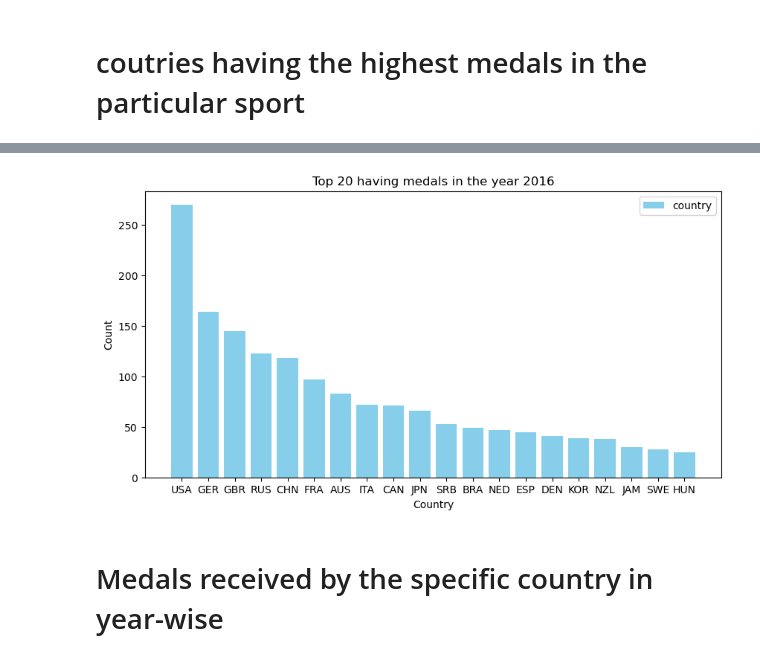
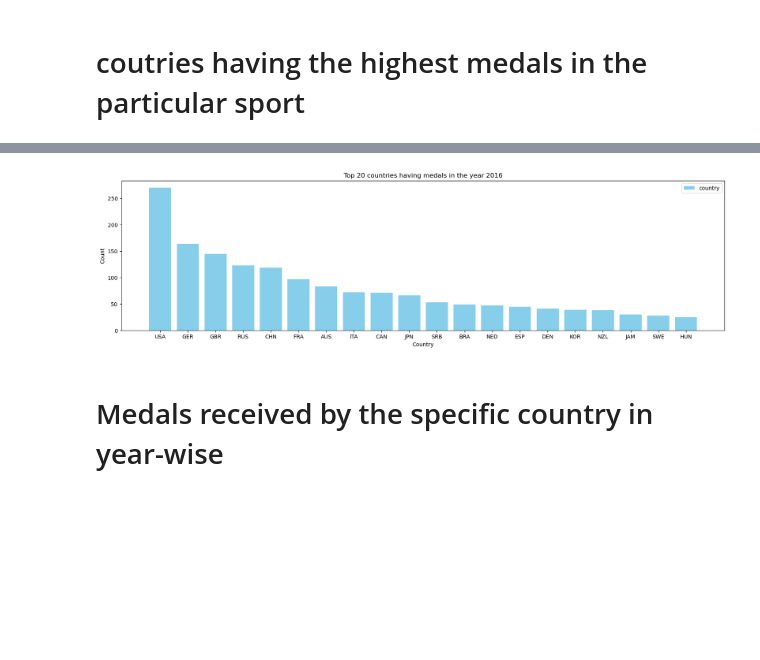
Before and after one commit to Kalyan199999/Data_Analysis, a Jupyter notebook: olymic_data_analysis.ipynb, the cells around one changed output, grey strips where cells are left out. Drawn from its saved outputs; the diff is of its cells as text; code cells hidden in the pictures; blank space fills up the shorter version.

```diff
--- a/olymic_data_analysis.ipynb
+++ b/olymic_data_analysis.ipynb
@@ -119,7 +121,7 @@ medals.head()
 | 21 | 2000.0 | Summer | Table Tennis | Doubles, Men (Olympic) | Patrick Chila | 7 | FRA | Jean-Philippe Gatien | 3.0 | False | ... |
 # %%
 def plotBarGraph( X,Y,XLabel,YLabel,label,title,color='blue' ):
-    plt.figure(figsize=(10,5))
+    plt.figure(figsize=(20,5))
     plt.bar( x=X,height=Y,color=color,label=label )
     plt.title(title)
     plt.xlabel(XLabel)
@@ -213,12 +215,12 @@ year_country = medals[ medals['year'] == year ]['noc'].value_counts().head(20)
 # %%
 plotBarGraph(
     X=year_country.index , Y=year_country.values,
     XLabel="Country" , YLabel="Count", label='country',
-    title=f'Top {year_country.shape[0]} having medals in the year {year}',
+    title=f'Top {year_country.shape[0]} countries having medals in the year {year}',
     color="skyblue"
 )
 # %% [output]
-[figure, old version]
+[figure, new version]
 # %%
 def plotLineGraph( X,Y,XLabel,YLabel,label,title,color='blue' ):
     plt.figure(figsize=(15,5))
```
Also changed, not shown: parts of 12 cells of this notebook.
